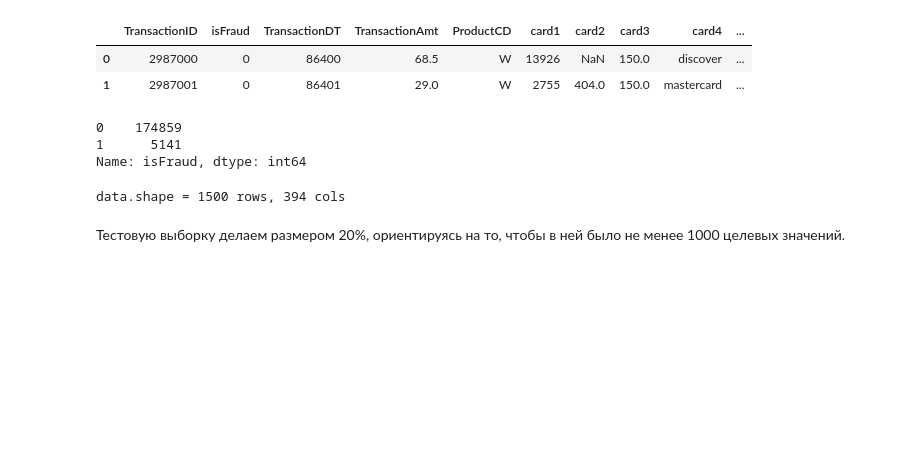
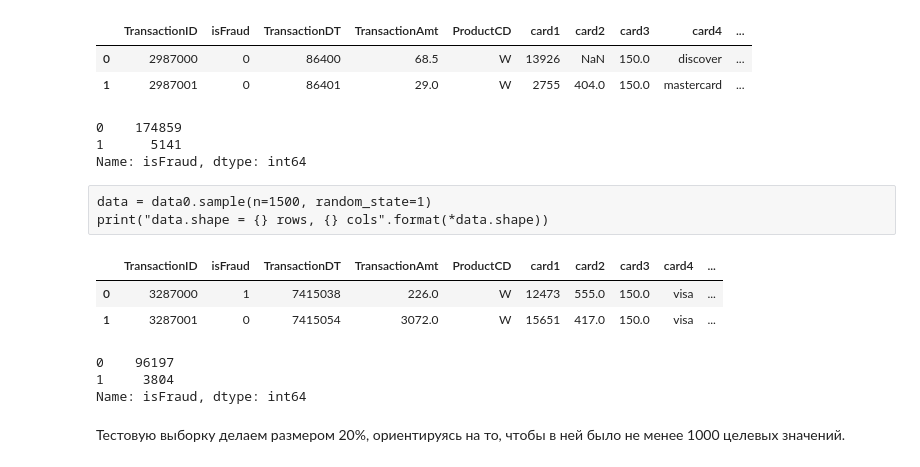
Before and after one commit to LMAXL7791211/sport_d_an, a Jupyter notebook: HW3 Kaggle.ipynb, the cells around one changed output. Drawn from its saved outputs; the diff is of its cells as text; code cells hidden in the pictures; blank space fills up the shorter version.

```diff
--- a/HW3 Kaggle.ipynb
+++ b/HW3 Kaggle.ipynb
@@ -86,11 +64,22 @@ data0['isFraud'].value_counts()
 0    174859
 1      5141
 Name: isFraud, dtype: int64
-# %%
-data = data0.sample(n=1500, random_state=1)
-print("data.shape = {} rows, {} cols".format(*data.shape))
-# %% [output]
-data.shape = 1500 rows, 394 cols
+# %% [raw]
+data = data0.sample(n=1500, random_state=1)
+print("data.shape = {} rows, {} cols".format(*data.shape))
+# %%
+lb = pd.read_csv("../assignment_2_test.csv")
+lb.head(n=2)
+# %% [output]
+|  | TransactionID | isFraud | TransactionDT | TransactionAmt | ProductCD | card1 | card2 | card3 | card4 | ... |
+| 0 | 3287000 | 1 | 7415038 | 226.0 | W | 12473 | 555.0 | 150.0 | visa | ... |
+| 1 | 3287001 | 0 | 7415054 | 3072.0 | W | 15651 | 417.0 | 150.0 | visa | ... |
+# %%
+lb['isFraud'].value_counts()
+# %% [output]
+0    96197
+1     3804
+Name: isFraud, dtype: int64
 # %% [markdown]
 Тестовую выборку делаем размером 20%, ориентируясь на то, чтобы в ней было не менее 1000 целевых значений.
 # %%
```
Also changed, not shown: parts of 24 cells of this notebook.
